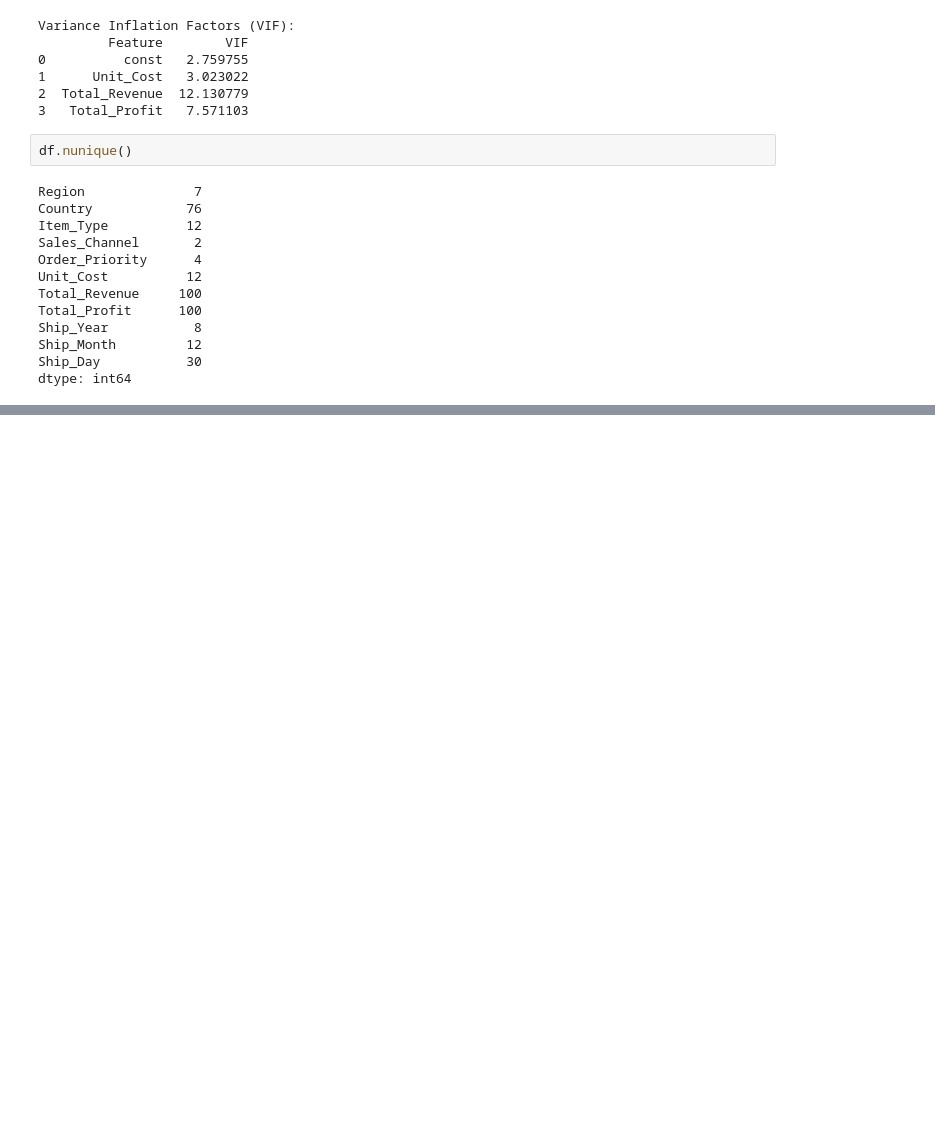
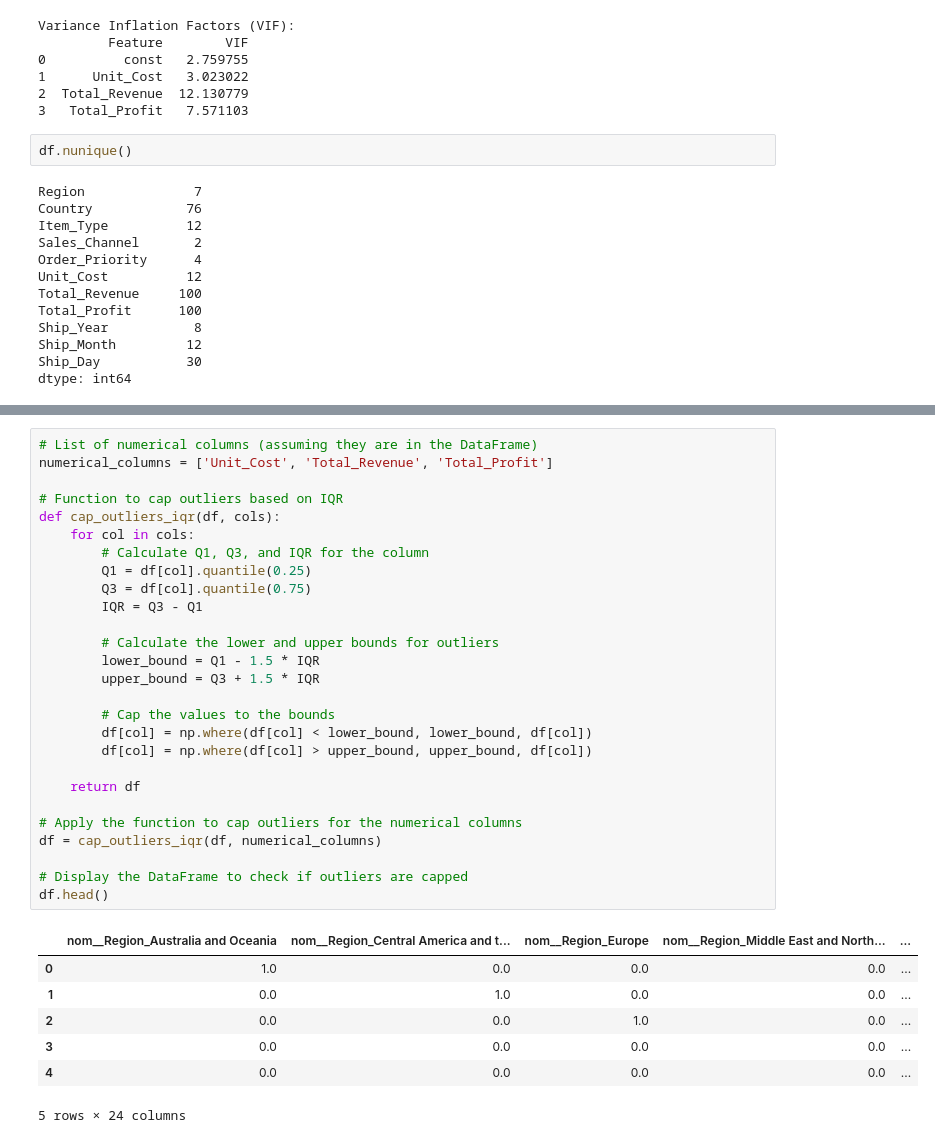
Before and after one commit to anshravalll/Datapractice, a Jupyter notebook: DS_2_Ansh_Raval/Code/sales_lasso.ipynb, the cells around one changed output, grey strips where cells are left out. Saved outputs shown, nothing was run; the diff lists cells and outputs as text; blank space fills up the shorter version.

```diff
--- a/DS_2_Ansh_Raval/sales_lasso.ipynb
+++ b/DS_2_Ansh_Raval/Code/sales_lasso.ipynb
@@ -212 +245,36 @@ TypeError: LabelEncoder.fit_transform() takes 2 positional arguments but 3 were
+# %%
+# List of numerical columns (assuming they are in the DataFrame)
+numerical_columns = ['Unit_Cost', 'Total_Revenue', 'Total_Profit']
+
+# Function to cap outliers based on IQR
+def cap_outliers_iqr(df, cols):
+    for col in cols:
+        # Calculate Q1, Q3, and IQR for the column
+        Q1 = df[col].quantile(0.25)
+        Q3 = df[col].quantile(0.75)
+        IQR = Q3 - Q1
+
+        # Calculate the lower and upper bounds for outliers
+        lower_bound = Q1 - 1.5 * IQR
+        upper_bound = Q3 + 1.5 * IQR
+
+        # Cap the values to the bounds
+        df[col] = np.where(df[col] < lower_bound, lower_bound, df[col])
+        df[col] = np.where(df[col] > upper_bound, upper_bound, df[col])
+
+    return df
+
+# Apply the function to cap outliers for the numerical columns
+df = cap_outliers_iqr(df, numerical_columns)
+
+# Display the DataFrame to check if outliers are capped
+df.head()
+# %% [output]
+|  | nom__Region_Australia and Oceania | nom__Region_Central America and t... | nom__Region_Europe | nom__Region_Middle East and North... | ... |
+| 0 | 1.0 | 0.0 | 0.0 | 0.0 | ... |
+| 1 | 0.0 | 1.0 | 0.0 | 0.0 | ... |
+| 2 | 0.0 | 0.0 | 1.0 | 0.0 | ... |
+| 3 | 0.0 | 0.0 | 0.0 | 0.0 | ... |
+| 4 | 0.0 | 0.0 | 0.0 | 0.0 | ... |
+5 rows × 24 columns
 # %%
```
Also changed, not shown: parts of 5 cells of this notebook, 15 other files.
